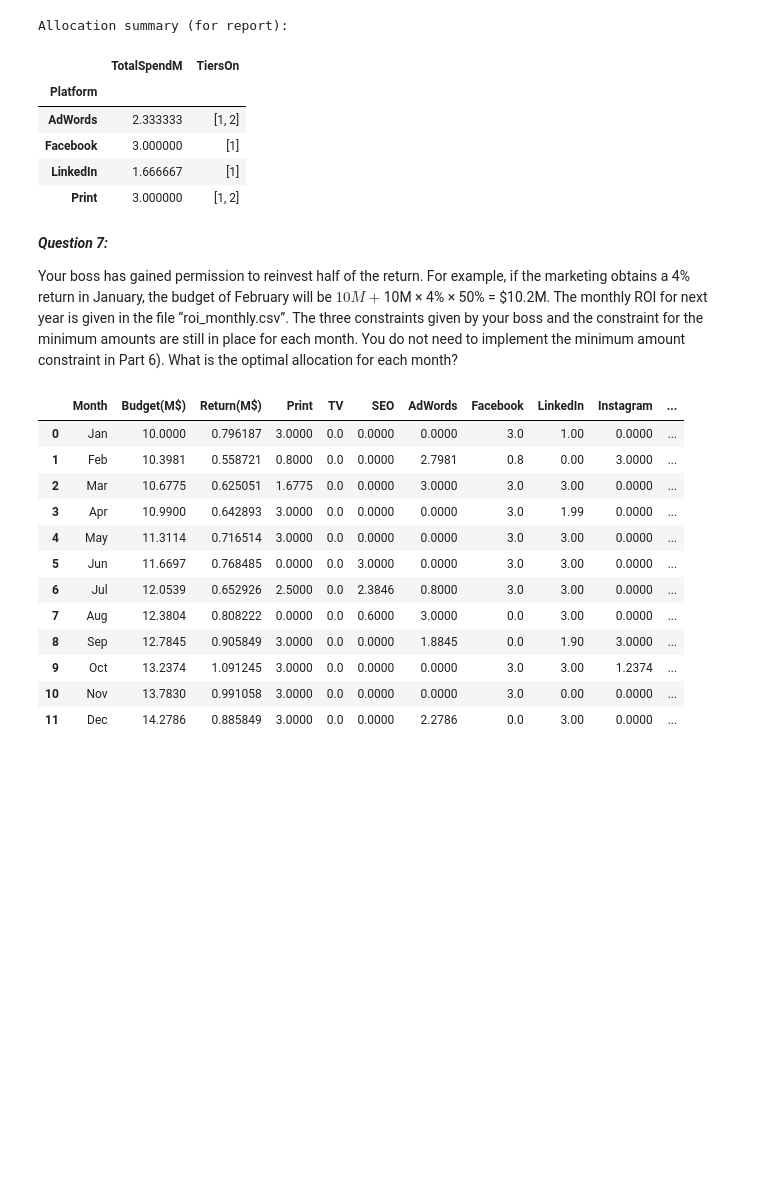
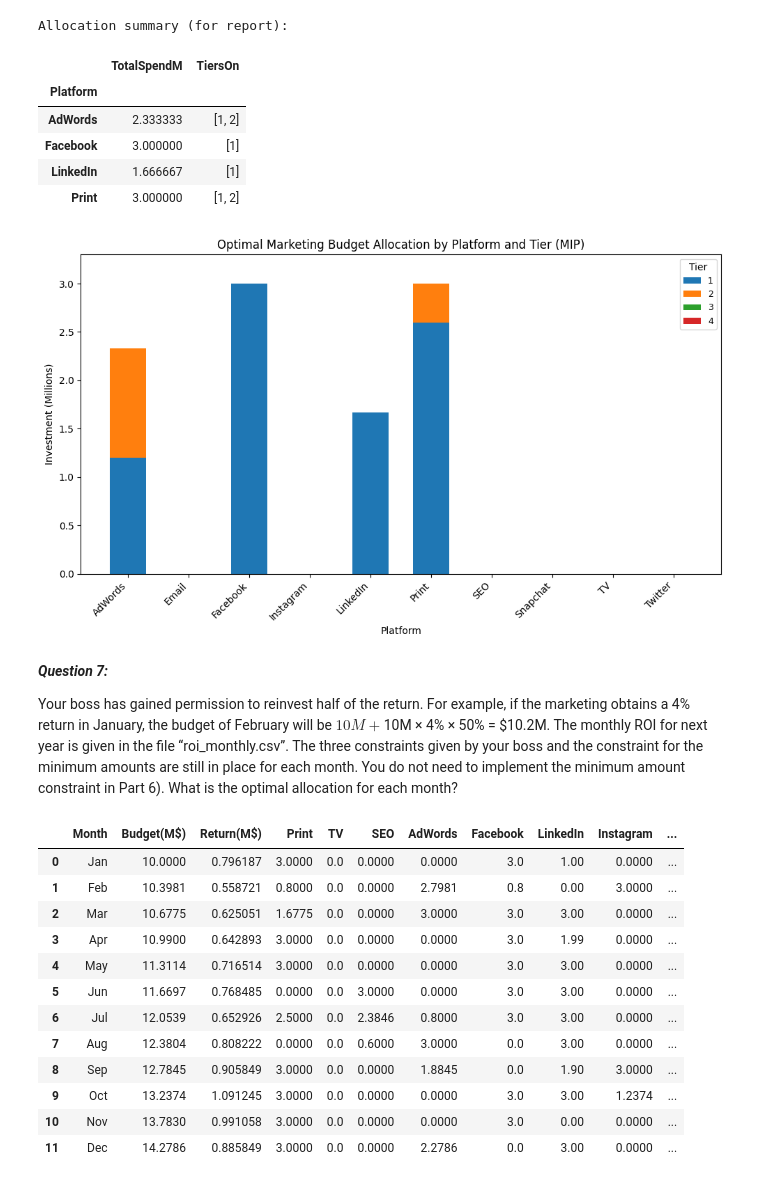
Before and after one commit to ethandavenport/Optimization-I-Project-2, a Jupyter notebook: mip.ipynb, the cells around one changed output. Saved outputs shown, nothing was run; the diff lists cells and outputs as text; code cells hidden in the pictures; blank space fills up the shorter version.

```diff
--- a/mip.ipynb
+++ b/mip.ipynb
@@ -374,6 +448,72 @@ Allocation summary (for report):
 | Facebook | 3.000000 | [1] |
 | LinkedIn | 1.666667 | [1] |
 | Print | 3.000000 | [1, 2] |
+# %%
+# -----------------------------
+# GRAPH: Spend by Tier per Platform (stacked bars)
+# -----------------------------
+import matplotlib.pyplot as plt
+
+EPS = 1e-9
+
+# Build a tidy allocation table from the solved model
+alloc_rows = []
+for platform, idx_list in platform_to_indices.items():
+    for i in idx_list:
+        spend = float(vars_by_index_mip[i].X)
+        if spend > EPS:
+            alloc_rows.append({
+                "Platform": platform,
+                "Tier": int(df2.loc[i, "Tier"]),
+                "SpendM": spend,
+                "ROI": float(df2.loc[i, "ROI"])
+            })
+
+alloc_df = pd.DataFrame(alloc_rows)
+
+# Create empty frame if necessary
+if alloc_df.empty:
+    alloc_df = pd.DataFrame(columns=["Platform", "Tier", "SpendM", "ROI"])
+
+# Pivot for stacked plotting
+spend_pivot = (
+    alloc_df
+    .pivot_table(index="Platform", columns="Tier", values="SpendM", aggfunc="sum", fill_value=0.0)
+)
+
+# ✅ Ensure all tiers (1–4) and all platforms appear
+all_tiers = [1, 2, 3, 4]
+all_platforms = sorted(platform_to_indices.keys())
+spend_pivot = spend_pivot.reindex(index=all_platforms, columns=all_tiers, fill_value=0.0)
+
+# Plot stacked bars
+plt.figure(figsize=(10, 6))
+bottom = np.zeros(len(spend_pivot))
+x = np.arange(len(spend_pivot.index))
+
+bar_width = 0.6  # thinner than default (~0.8)
+for tier in spend_pivot.columns:
+    heights = spend_pivot[tier].values
+    plt.bar(x, heights, width=bar_width, bottom=bottom, label=tier)
+    bottom += heights
+
+# Axis labels and title
+plt.xticks(x, spend_pivot.index, rotation=45, ha="right")
+plt.xlabel("Platform")
+plt.ylabel("Investment (Millions)")
+plt.title("Optimal Marketing Budget Allocation by Platform and Tier (MIP)")
+
+# Legend: always show tiers 1–4
+plt.legend(title="Tier", ncols=1, fontsize=9, title_fontsize=10)
+
+# ✅ Y-axis: extend slightly above the max spend or above 3, whichever is greater
+ymax = max(3, bottom.max() * 1.1)
+plt.ylim(0, ymax)
+
+plt.tight_layout()
+plt.show()
+# %% [output]
+[figure, added]
 # %% [markdown]
 ***Question 7:***
 
```
Also changed, not shown: parts of 2 cells of this notebook.
